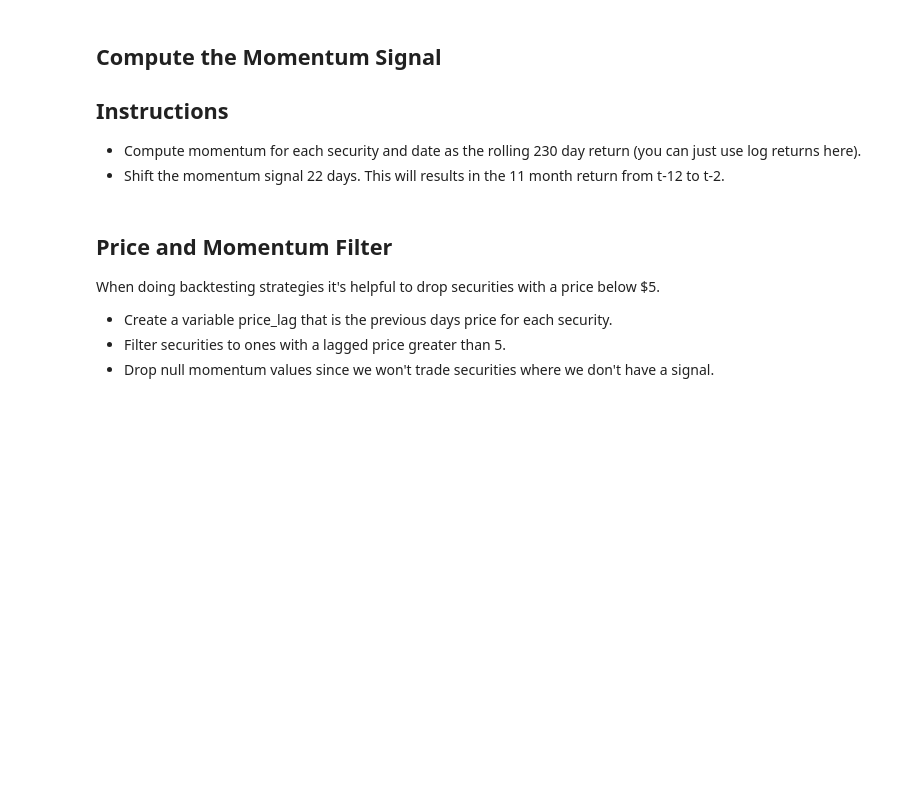
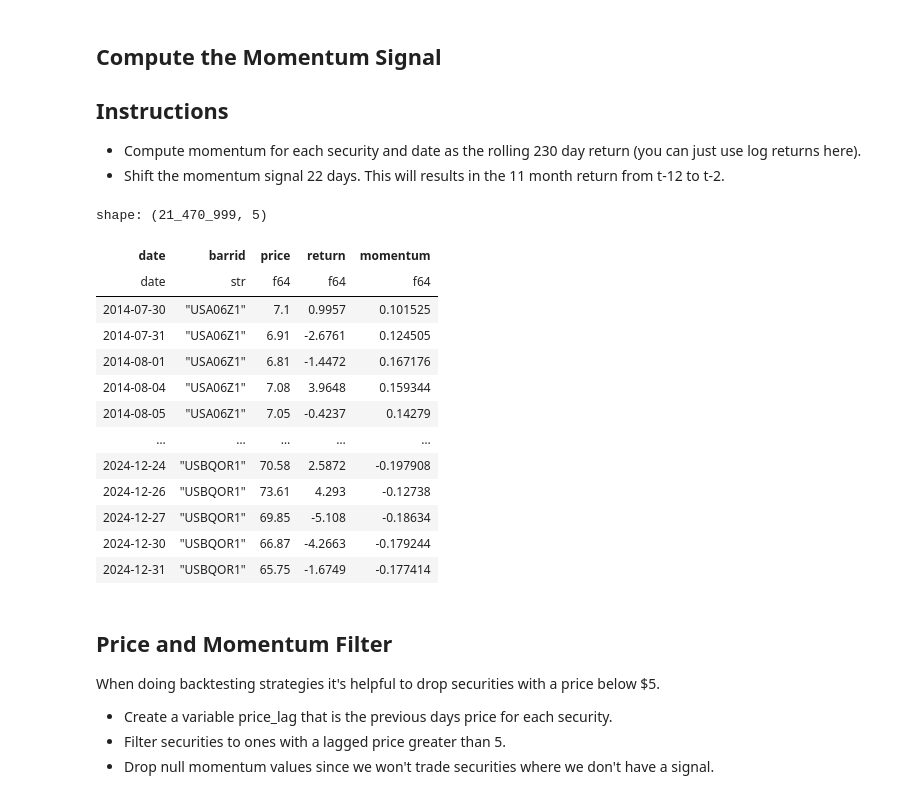
Before and after one commit to xylr11/sf-quant-labs, a Jupyter notebook: labs/lab_3.ipynb, the cells around one changed output. Cells and saved outputs as stored; diff of their text form; code cells hidden in the pictures; blank space fills up the shorter version.

```diff
--- a/labs/lab_3.ipynb
+++ b/labs/lab_3.ipynb
@@ -54,21 +71,42 @@ data
 # %%
 def task_compute_momentum(data: pl.DataFrame) -> pl.DataFrame:
     """
     Compute the t_12 to t_2 momentum signal for each secrutiy and date combination.
 
     Args:
         data (pl.DataFrame): Data frame containing date, barrid, price, and return columns.
 
     Returns:
         pl.DataFrame: Data frame with columns date, barrid, price, return, and momentum columns.
     """
+    data = data.sort(['barrid', 'date'])
 
-    # TODO: Finish this function
-    pass
+    # Calculate momentum using a rolling window
+
+    data = data.with_columns(
+        (pl.col('return') / 100 + 1).log().rolling_sum(window_size=230).shift(22).alias('momentum')
+    )
+
+    return data.select(['date', 'barrid', 'price', 'return', 'momentum']).drop_nulls()
 
 momentum = task_compute_momentum(data)
 
 momentum
+# %% [output]
+shape: (21_470_999, 5)
+| date | barrid | price | return | momentum |
+| date | str | f64 | f64 | f64 |
+| 2014-07-30 | "USA06Z1" | 7.1 | 0.9957 | 0.101525 |
+| 2014-07-31 | "USA06Z1" | 6.91 | -2.6761 | 0.124505 |
+| 2014-08-01 | "USA06Z1" | 6.81 | -1.4472 | 0.167176 |
+| 2014-08-04 | "USA06Z1" | 7.08 | 3.9648 | 0.159344 |
+| 2014-08-05 | "USA06Z1" | 7.05 | -0.4237 | 0.14279 |
+| … | … | … | … | … |
+| 2024-12-24 | "USBQOR1" | 70.58 | 2.5872 | -0.197908 |
+| 2024-12-26 | "USBQOR1" | 73.61 | 4.293 | -0.12738 |
+| 2024-12-27 | "USBQOR1" | 69.85 | -5.108 | -0.18634 |
+| 2024-12-30 | "USBQOR1" | 66.87 | -4.2663 | -0.179244 |
+| 2024-12-31 | "USBQOR1" | 65.75 | -1.6749 | -0.177414 |
 # %% [markdown]
 ## Price and Momentum Filter
 
```
Also changed, not shown: parts of 9 cells of this notebook.
